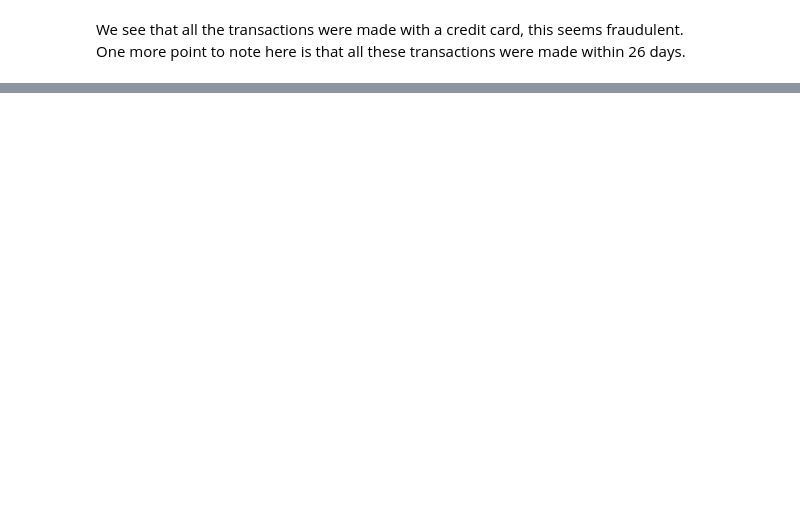
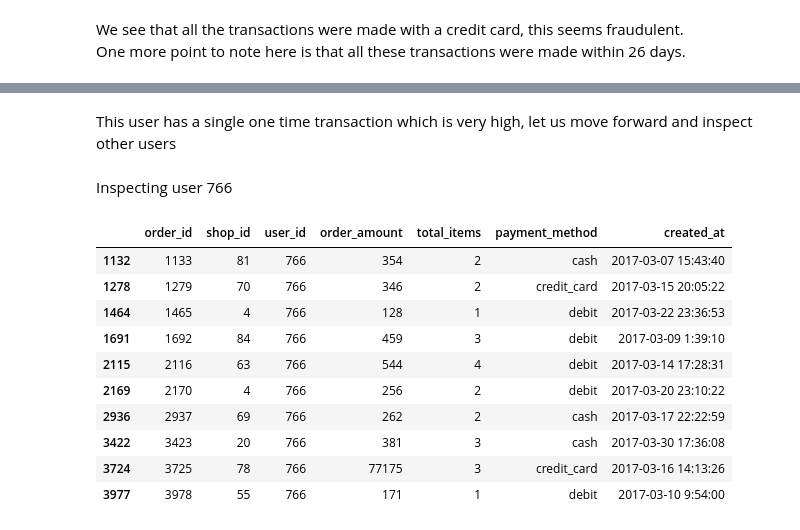
Before and after one commit to PrajwalKhot14/Shopify-DS-Intern-Challenge, a Jupyter notebook: Challenge_DS.ipynb, the cells around one changed output, grey strips where cells are left out. Saved outputs shown, nothing was run; the diff lists cells and outputs as text; code cells hidden in the pictures; blank space fills up the shorter version.

```diff
--- a/Challenge_DS.ipynb
+++ b/Challenge_DS.ipynb
@@ -240,0 +239,18 @@ This user has a single one time transaction which is very high, let us move forw
+# %% [markdown]
+This user has a single one time transaction which is very high, let us move forward and inspect other users
+# %% [markdown]
+Inspecting user 766
+# %%
+shopify_df[shopify_df['user_id'] == 766]
+# %% [output]
+|  | order_id | shop_id | user_id | order_amount | total_items | payment_method | created_at |
+| 1132 | 1133 | 81 | 766 | 354 | 2 | cash | 2017-03-07 15:43:40 |
+| 1278 | 1279 | 70 | 766 | 346 | 2 | credit_card | 2017-03-15 20:05:22 |
+| 1464 | 1465 | 4 | 766 | 128 | 1 | debit | 2017-03-22 23:36:53 |
+| 1691 | 1692 | 84 | 766 | 459 | 3 | debit | 2017-03-09 1:39:10 |
+| 2115 | 2116 | 63 | 766 | 544 | 4 | debit | 2017-03-14 17:28:31 |
+| 2169 | 2170 | 4 | 766 | 256 | 2 | debit | 2017-03-20 23:10:22 |
+| 2936 | 2937 | 69 | 766 | 262 | 2 | cash | 2017-03-17 22:22:59 |
+| 3422 | 3423 | 20 | 766 | 381 | 3 | cash | 2017-03-30 17:36:08 |
+| 3724 | 3725 | 78 | 766 | 77175 | 3 | credit_card | 2017-03-16 14:13:26 |
+| 3977 | 3978 | 55 | 766 | 171 | 1 | debit | 2017-03-10 9:54:00 |
```
Also changed, not shown: parts of 23 cells of this notebook.
